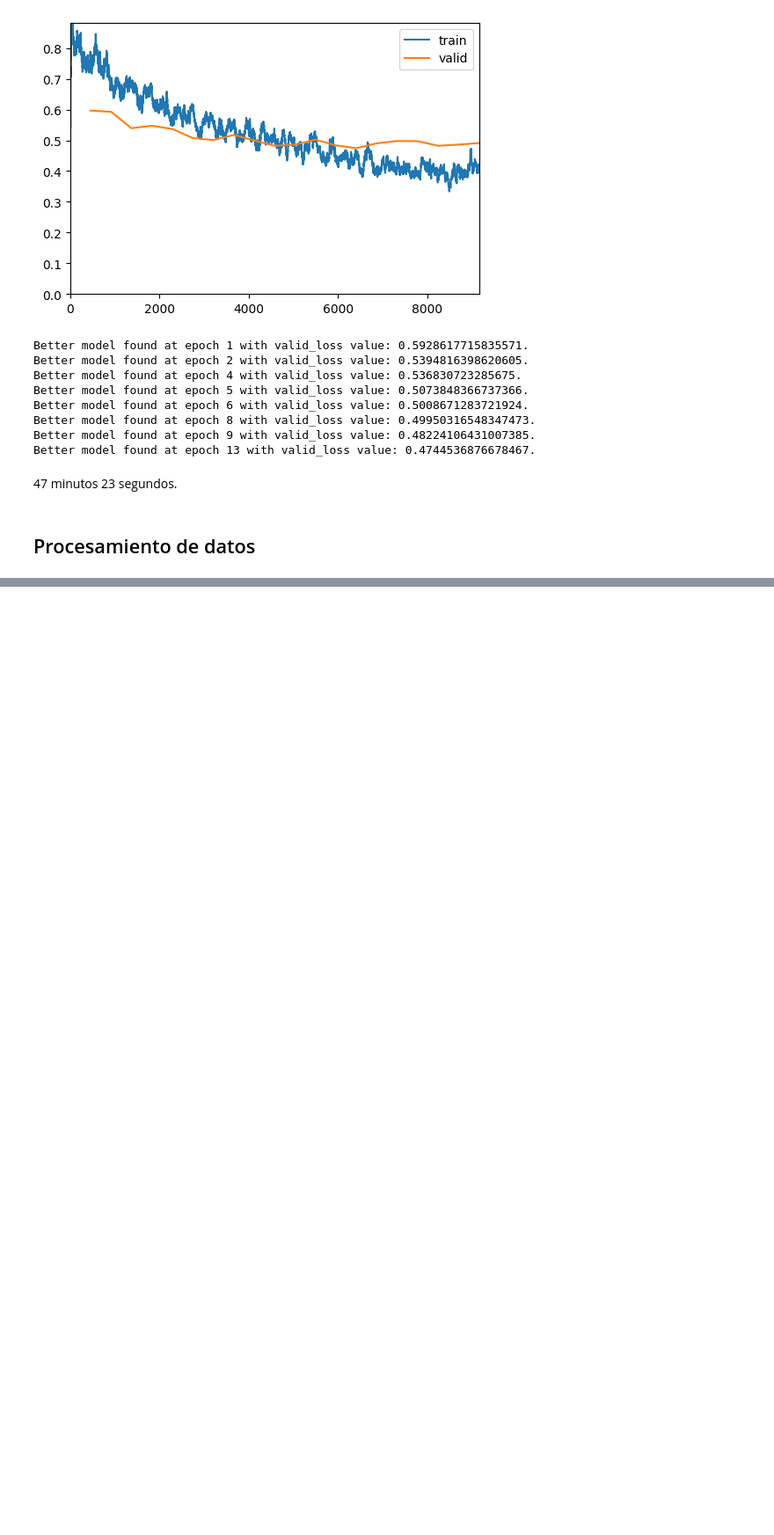
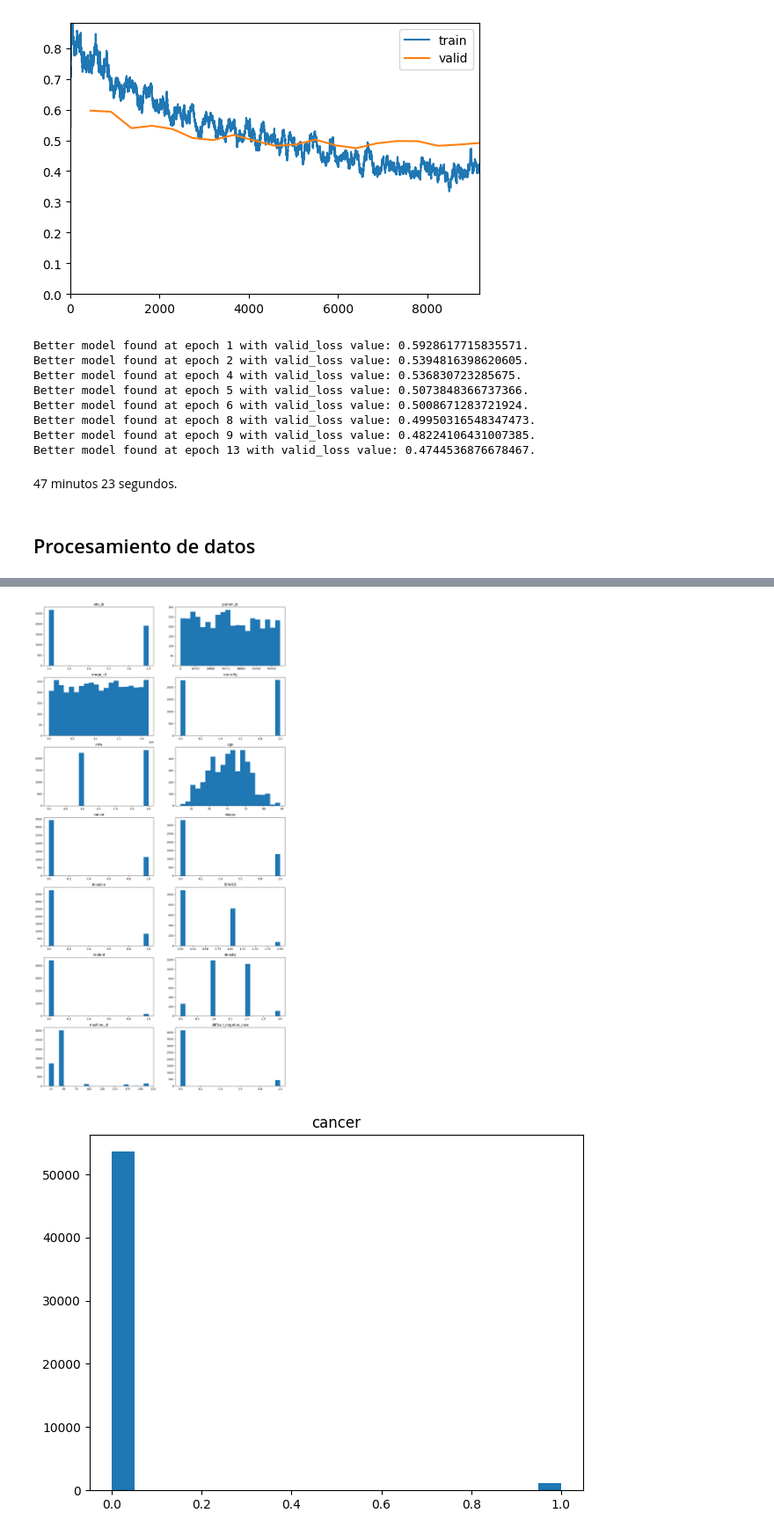
Before and after one commit to inigo99/CancerDetection, a Jupyter notebook: TFM.ipynb, the cells around one changed output, grey strips where cells are left out. Shown at 88% size. Drawn from its saved outputs; the diff is of its cells as text; code cells hidden in the pictures; blank space fills up the shorter version.

```diff
--- a/TFM.ipynb
+++ b/TFM.ipynb
@@ -576,0 +593,43 @@ Better model found at epoch 13 with valid_loss value: 0.4744536876678467.
+# %%
+from sklearn.preprocessing import OrdinalEncoder
+dfb2 = dfb.copy()
+enc = OrdinalEncoder()
+dfb2[["laterality","view","density","difficult_negative_case"]] = enc.fit_transform(dfb2[["laterality","view","density","difficult_negative_case"]])
+fig, axes = plt.subplots(7, 2, figsize = (16, 32))
+axes[0,0].hist(dfb2["site_id"].values, bins = 20)
+axes[0,0].set_title("site_id")
+axes[0,1].hist(dfb2["patient_id"].values, bins = 20)
+axes[0,1].set_title("patient_id")
+axes[1,0].hist(dfb2["image_id"].values, bins = 20)
+axes[1,0].set_title("image_id")
+axes[1,1].hist(dfb2["laterality"].values, bins = 20)
+axes[1,1].set_title("laterality")
+axes[2,0].hist(dfb2["view"].values, bins = 20)
+axes[2,0].set_title("view")
+axes[2,1].hist(dfb2["age"].values, bins = 20)
+axes[2,1].set_title("age")
+axes[3,0].hist(dfb2["cancer"].values, bins = 20)
+axes[3,0].set_title("cancer")
+axes[3,1].hist(dfb2["biopsy"].values, bins = 20)
+axes[3,1].set_title("biopsy")
+axes[4,0].hist(dfb2["invasive"].values, bins = 20)
+axes[4,0].set_title("invasive")
+axes[4,1].hist(dfb2["BIRADS"].values, bins = 20)
+axes[4,1].set_title("BIRADS")
+axes[5,0].hist(dfb2["implant"].values, bins = 20)
+axes[5,0].set_title("implant")
+axes[5,1].hist(dfb2["density"].values, bins = 20)
+axes[5,1].set_title("density")
+axes[6,0].hist(dfb2["machine_id"].values, bins = 20)
+axes[6,0].set_title("machine_id")
+axes[6,1].hist(dfb2["difficult_negative_case"].values, bins = 20)
+axes[6,1].set_title("difficult_negative_case")
+plt.show()
+
+plt.figure(figsize = (7.25, 5.25))
+plt.title("cancer")
+plt.hist(y.values, bins = 20)
+plt.show()
+# %% [output]
+[figure, added]
+[figure, added]
```
Also changed, not shown: parts of 1 cell of this notebook.
